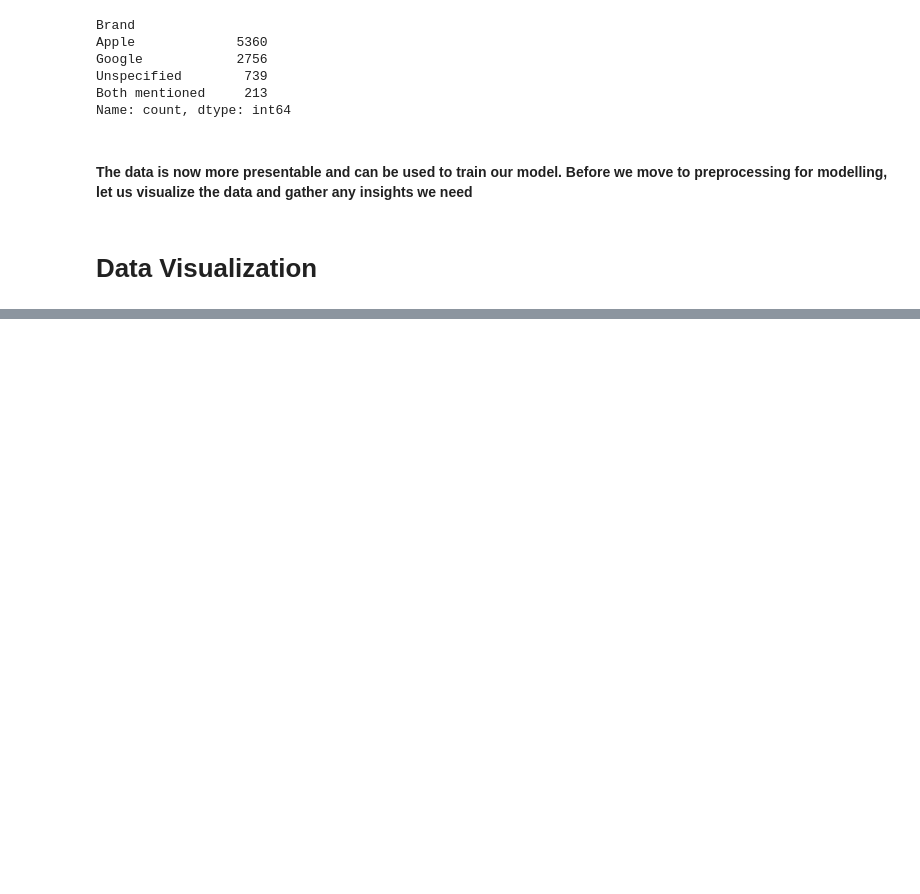
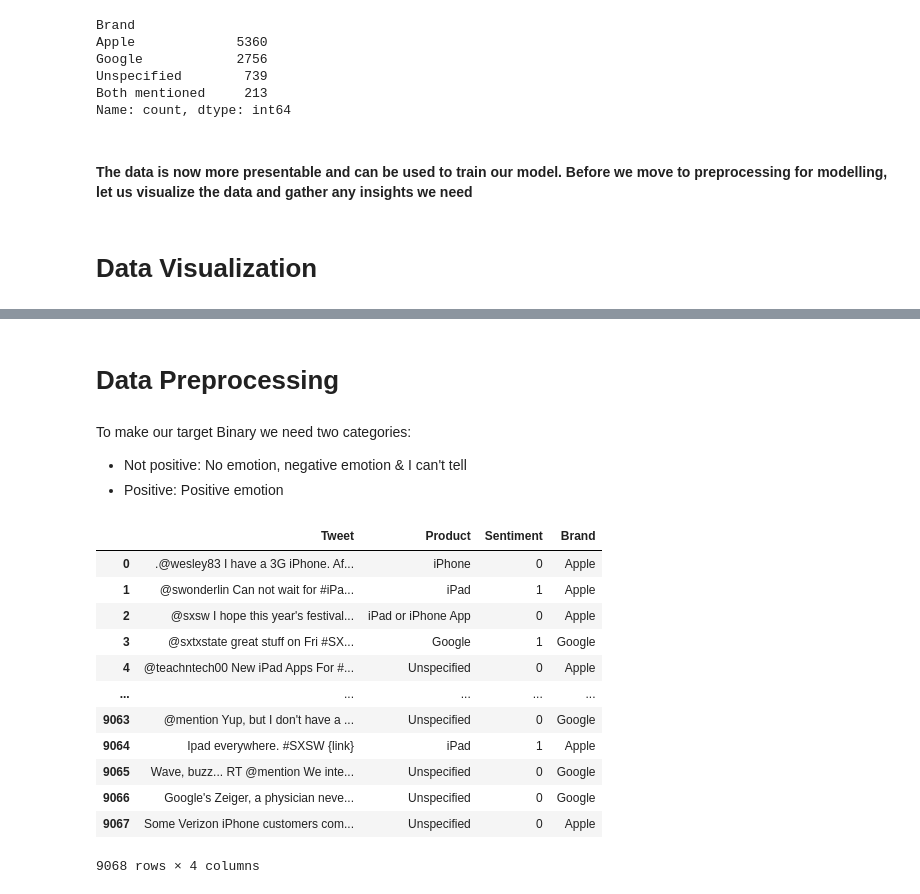
Before and after one commit to papyrusleaf/TweetSentimentAnalysis, a Jupyter notebook: TweetSentimentAnalysis.ipynb, the cells around one changed output, grey strips where cells are left out. Cells and saved outputs as stored; diff of their text form; code cells hidden in the pictures; blank space fills up the shorter version.

Commit message:
Test-train split and preprocessing

```diff
--- a/TweetSentimentAnalysis.ipynb
+++ b/TweetSentimentAnalysis.ipynb
@@ -338,0 +400,26 @@ Name: count, dtype: int64
+# %% [markdown]
+# Data Preprocessing
+# %% [markdown]
+To make our target Binary we need two categories:
+- Not positive: No emotion, negative emotion & I can't tell
+- Positive: Positive emotion
+# %%
+df['Sentiment'] = df['Sentiment'].map({'No emotion':0,
+             'Positive emotion':1,
+             'Negative emotion':0,
+             "I can't tell": 0})
+df
+# %% [output]
+|  | Tweet | Product | Sentiment | Brand |
+| 0 | .@wesley83 I have a 3G iPhone. Af... | iPhone | 0 | Apple |
+| 1 | @swonderlin Can not wait for #iPa... | iPad | 1 | Apple |
+| 2 | @sxsw I hope this year's festival... | iPad or iPhone App | 0 | Apple |
+| 3 | @sxtxstate great stuff on Fri #SX... | Google | 1 | Google |
+| 4 | @teachntech00 New iPad Apps For #... | Unspecified | 0 | Apple |
+| ... | ... | ... | ... | ... |
+| 9063 | @mention Yup, but I don't have a ... | Unspecified | 0 | Google |
+| 9064 | Ipad everywhere. #SXSW {link} | iPad | 1 | Apple |
+| 9065 | Wave, buzz... RT @mention We inte... | Unspecified | 0 | Google |
+| 9066 | Google's Zeiger, a physician neve... | Unspecified | 0 | Google |
+| 9067 | Some Verizon iPhone customers com... | Unspecified | 0 | Apple |
+9068 rows × 4 columns
```
Also changed, not shown: parts of 14 cells of this notebook.
